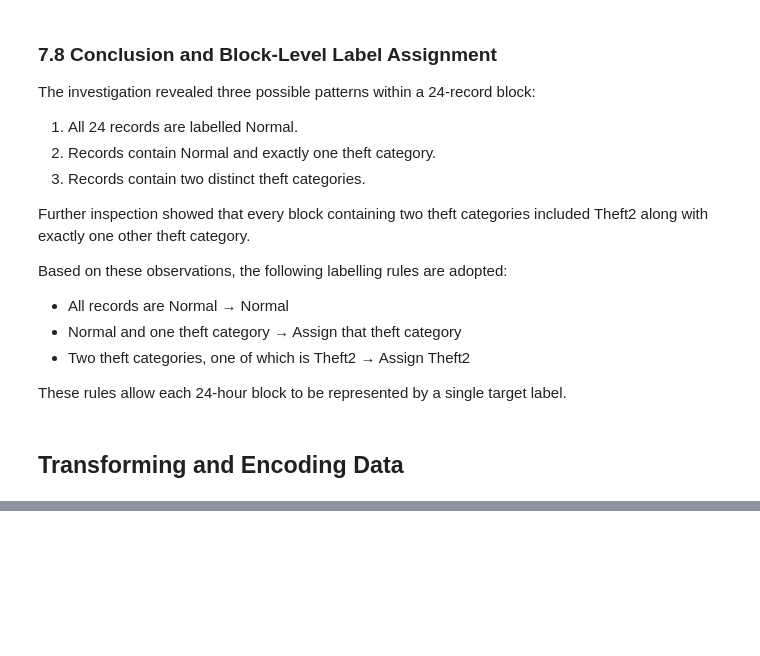
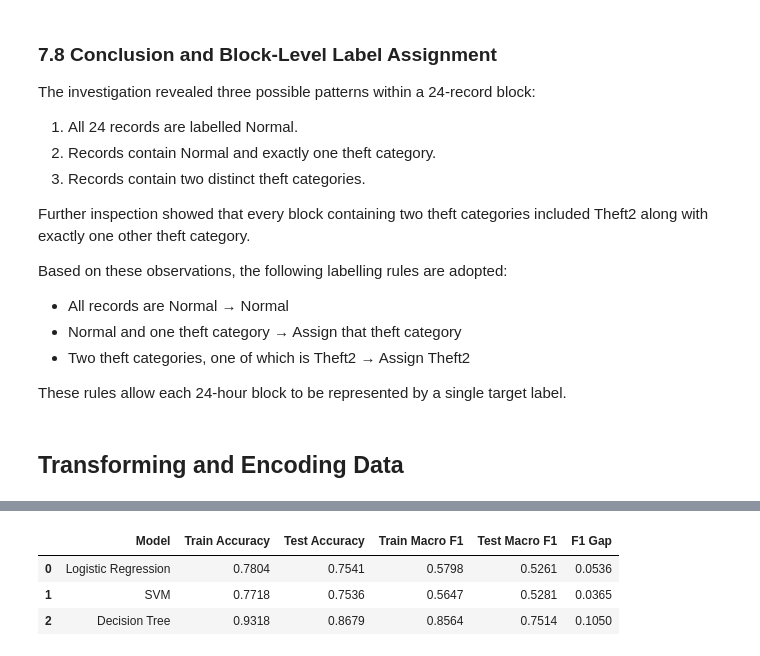
Before and after one commit to chokshihet/Electricity-Theft-Detection, a Jupyter notebook: notebooks/code.ipynb, the cells around one changed output, grey strips where cells are left out. Saved outputs shown, nothing was run; the diff lists cells and outputs as text; code cells hidden in the pictures; blank space fills up the shorter version.

```diff
--- a/notebooks/code.ipynb
+++ b/notebooks/code.ipynb
@@ -729,0 +965,40 @@ Encoded Class columns:
+# %%
+overfitting_results = []
+
+for name, model in trained_models.items():
+
+    train_pred = model.predict(X_train)
+    test_pred = model.predict(X_test)
+
+    train_acc = accuracy_score(y_train, train_pred)
+    test_acc = accuracy_score(y_test, test_pred)
+
+    train_f1 = f1_score(
+        y_train, train_pred,
+        average="macro",
+        zero_division=0
+    )
+
+    test_f1 = f1_score(
+        y_test, test_pred,
+        average="macro",
+        zero_division=0
+    )
+
+    overfitting_results.append({
+        "Model": name,
+        "Train Accuracy": train_acc,
+        "Test Accuracy": test_acc,
+        "Train Macro F1": train_f1,
+        "Test Macro F1": test_f1,
+        "F1 Gap": train_f1 - test_f1
+    })
+
+overfitting_df = pd.DataFrame(overfitting_results)
+
+display(overfitting_df.round(4))
+# %% [output]
+|  | Model | Train Accuracy | Test Accuracy | Train Macro F1 | Test Macro F1 | F1 Gap |
+| 0 | Logistic Regression | 0.7804 | 0.7541 | 0.5798 | 0.5261 | 0.0536 |
+| 1 | SVM | 0.7718 | 0.7536 | 0.5647 | 0.5281 | 0.0365 |
+| 2 | Decision Tree | 0.9318 | 0.8679 | 0.8564 | 0.7514 | 0.1050 |
```
Also changed, not shown: parts of 19 cells of this notebook.
